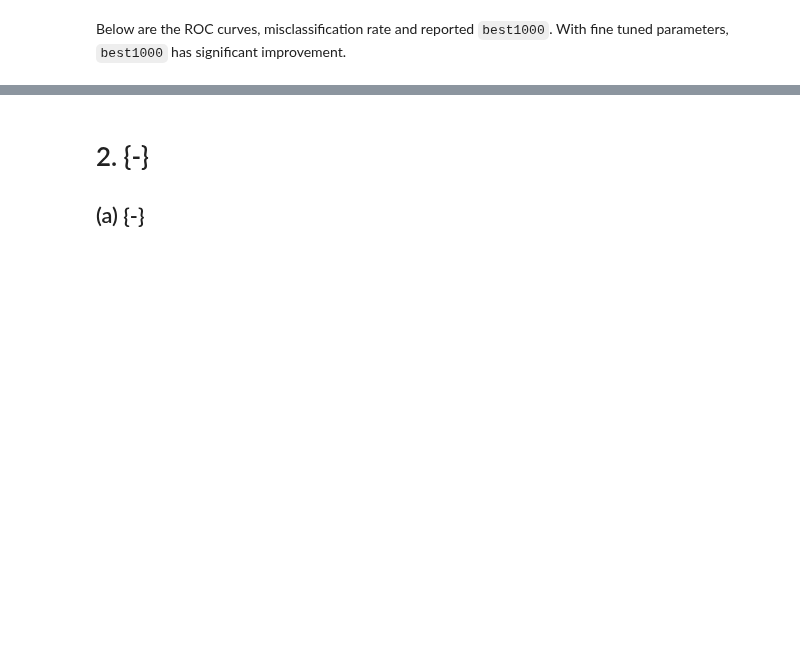
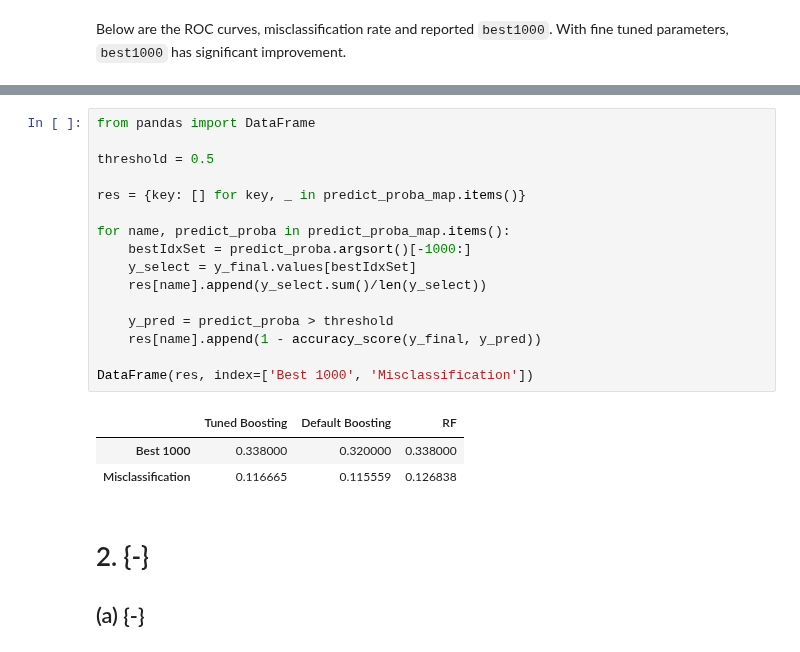
Before and after one commit to beginnerSC/mscf_hw_spring, a Jupyter notebook: ML II/2/Homework #2.ipynb, the cells around one changed output, grey strips where cells are left out. Saved outputs shown, nothing was run; the diff lists cells and outputs as text; blank space fills up the shorter version.

```diff
--- a/ML II/2/Homework #2.ipynb
+++ b/ML II/2/Homework #2.ipynb
@@ -439,3 +478,23 @@ DataFrame(res, index=['Best 1000', 'Misclassification'])
+# %%
+from pandas import DataFrame
+
+threshold = 0.5
+
+res = {key: [] for key, _ in predict_proba_map.items()}
+
+for name, predict_proba in predict_proba_map.items():
+    bestIdxSet = predict_proba.argsort()[-1000:]
+    y_select = y_final.values[bestIdxSet]
+    res[name].append(y_select.sum()/len(y_select))
+
+    y_pred = predict_proba > threshold
+    res[name].append(1 - accuracy_score(y_final, y_pred))
+
+DataFrame(res, index=['Best 1000', 'Misclassification'])
+# %% [output]
+|  | Tuned Boosting | Default Boosting | RF |
+| Best 1000 | 0.338000 | 0.320000 | 0.338000 |
+| Misclassification | 0.116665 | 0.115559 | 0.126838 |
 # %% [markdown]
 # 2. {-}
 
```
Also changed, not shown: parts of 9 cells of this notebook.
